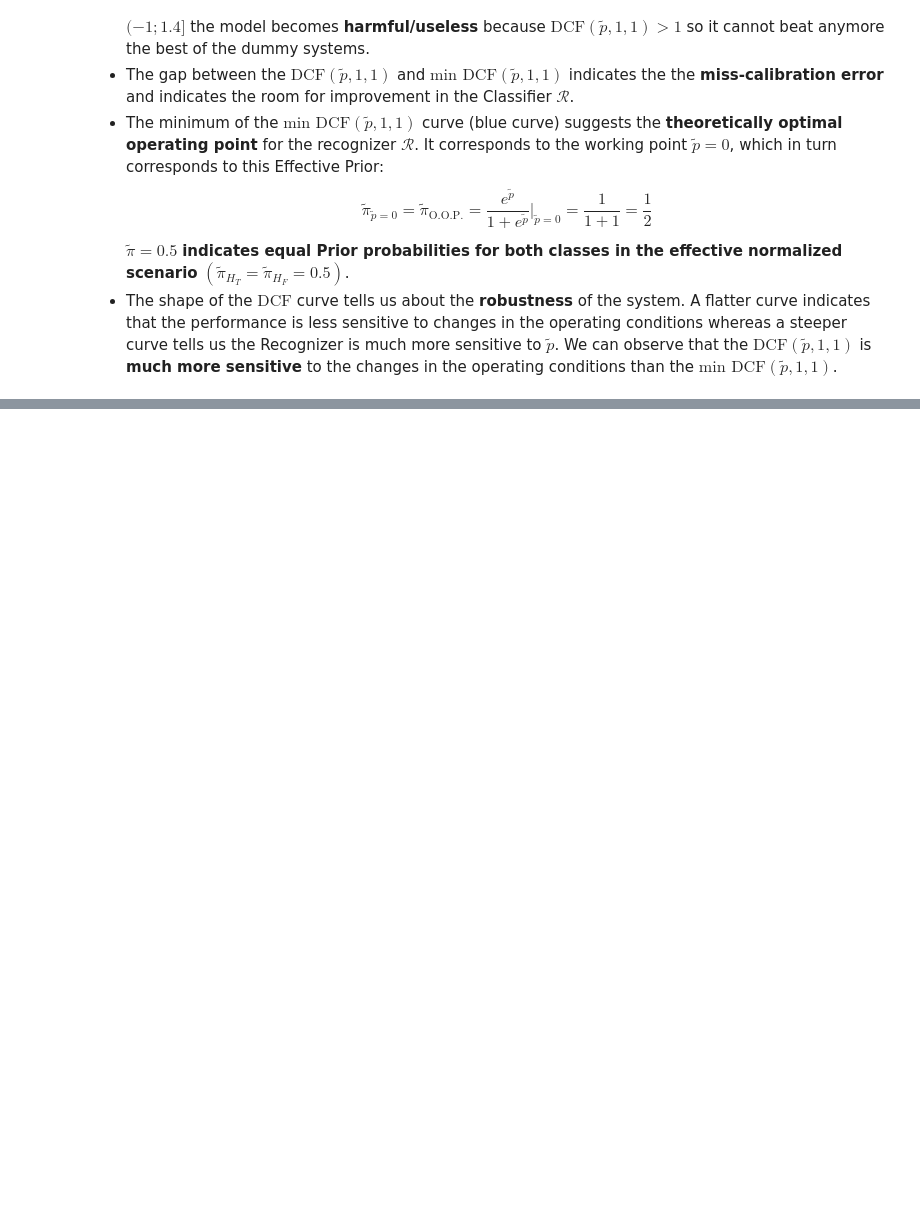
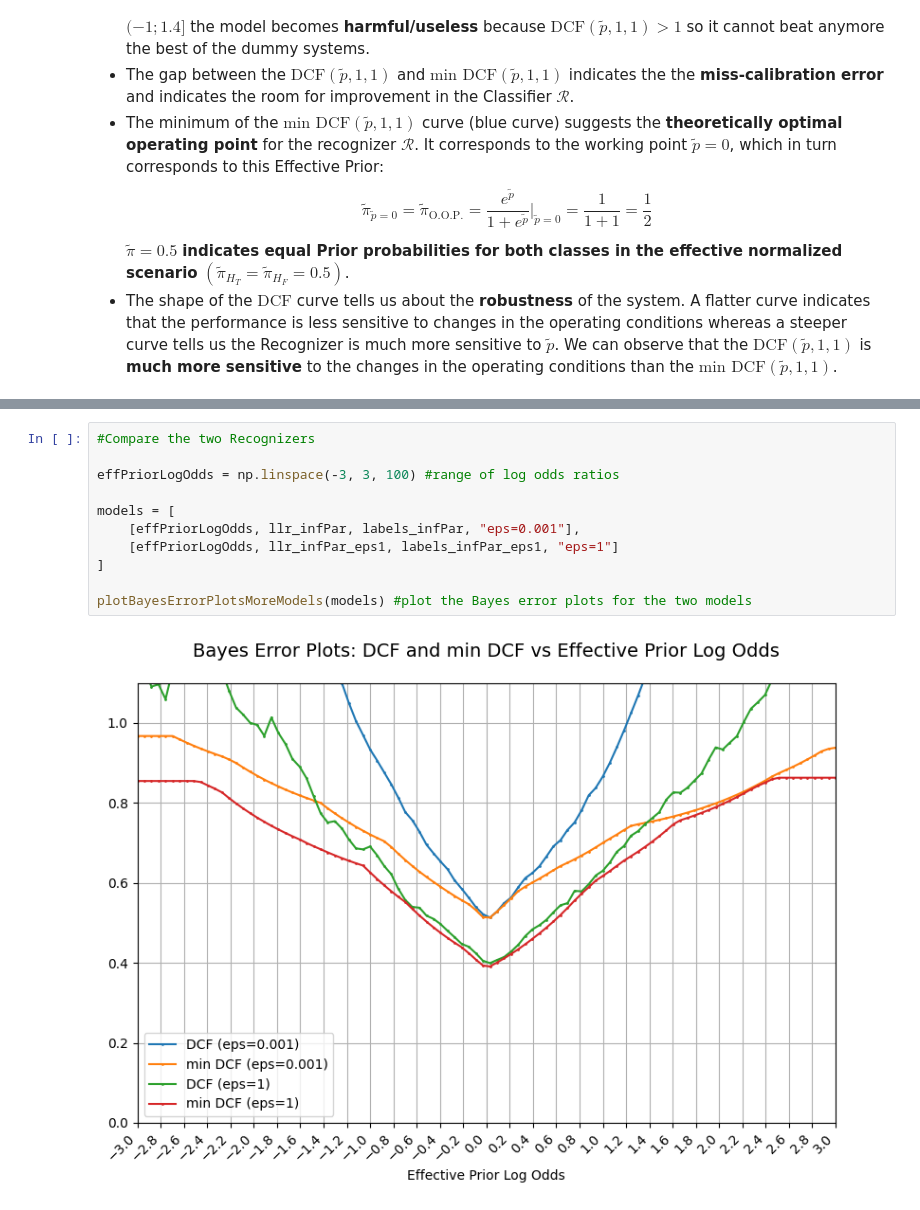
Before and after one commit to RiccardoRevalor/MachineLearningPatternRecognition, a Jupyter notebook: lab8_BayesDecisionModel_Evaluation/decisionModels_Eval.ipynb, the cells around one changed output, grey strips where cells are left out. Drawn from its saved outputs; the diff is of its cells as text; blank space fills up the shorter version.

Commit message:
l08: Comparing recognizers

```diff
--- a/lab8_BayesDecisionModel_Evaluation/decisionModels_Eval.ipynb
+++ b/lab8_BayesDecisionModel_Evaluation/decisionModels_Eval.ipynb
@@ -1203,0 +1277,13 @@ plotBayesErroPlots(effPriorLogOdds, llr_infPar, labels_infPar) #plot the Bayes e
+# %%
+#Compare the two Recognizers
+
+effPriorLogOdds = np.linspace(-3, 3, 100) #range of log odds ratios
+
+models = [
+    [effPriorLogOdds, llr_infPar, labels_infPar, "eps=0.001"],
+    [effPriorLogOdds, llr_infPar_eps1, labels_infPar_eps1, "eps=1"]
+]
+
+plotBayesErrorPlotsMoreModels(models) #plot the Bayes error plots for the two models
+# %% [output]
+[figure, added]
```
Also changed, not shown: parts of 7 cells of this notebook, 2 other files.
